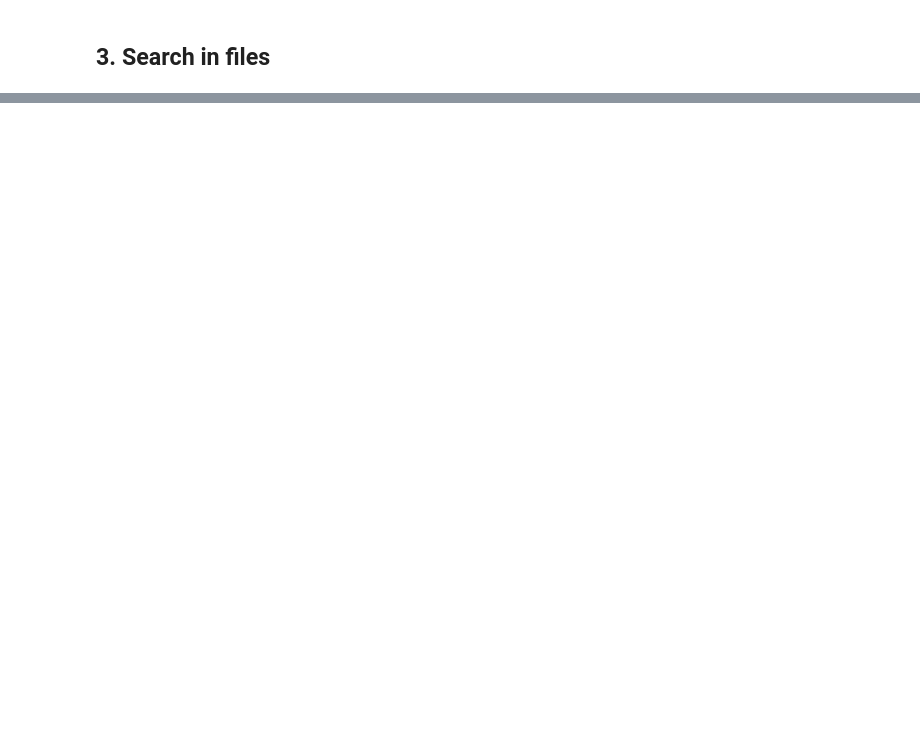
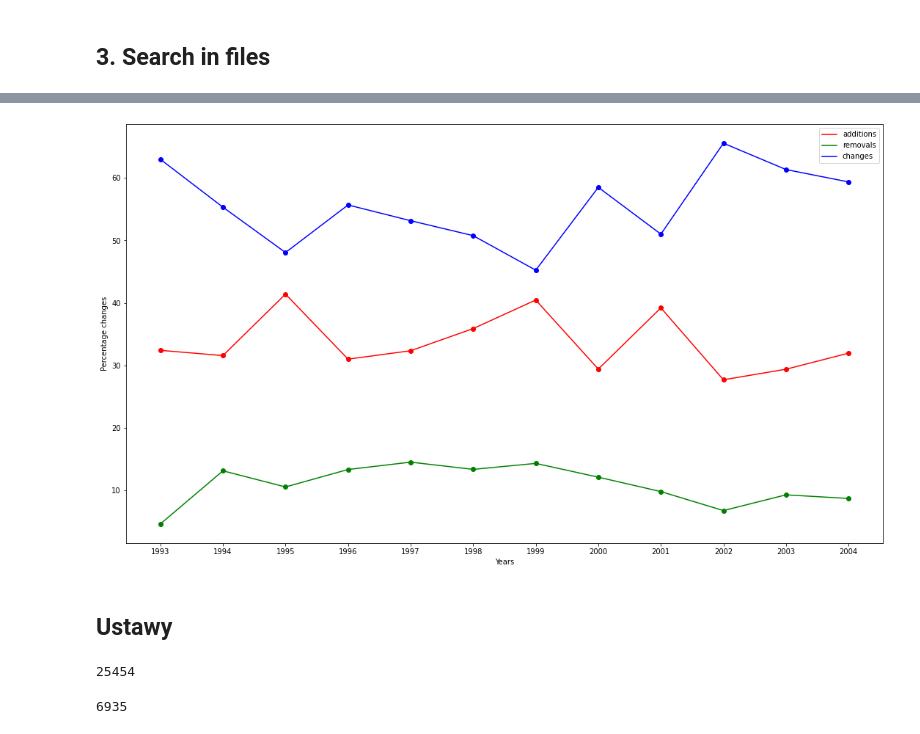
Before and after one commit to Oskar-Kosciolek/nlp, a Jupyter notebook: Lab_1_regexp.ipynb, the cells around one changed output, grey strips where cells are left out. Cells and saved outputs as stored; diff of their text form; code cells hidden in the pictures; blank space fills up the shorter version.

Commit message:
Finish remaining tasks. Add missing regexps.

```diff
--- a/Lab_1_regexp.ipynb
+++ b/Lab_1_regexp.ipynb
@@ -56,0 +30,21 @@ for file in files:
+# %%
+results = {'add': {}, 'rem': {}, 'cha': {}}
+years = []
+for file in files:
+    year = str(regex.findall(r'(\d{4})_', file)[0])
+    if year not in years:
+        years.append(year)
+        results['add'][year] = 0
+        results['rem'][year] = 0
+        results['cha'][year] = 0
+    with open(file, encoding='UTF-8') as f:
+        text = f.read()
+        reg_add = regex.findall(regexp_addition, text, flags=regex.IGNORECASE)
+        if reg_add:
+            results['add'][year] += len(reg_add)
+        reg_rem = regex.findall(regexp_removal, text, flags=regex.IGNORECASE)
+        if reg_rem:
+            results['rem'][year] += len(reg_rem)
+        reg_cha = regex.findall(regexp_change, text, flags=regex.IGNORECASE)
+        if reg_cha:
+            results['cha'][year] += len(reg_cha)
@@ -56,0 +69,51 @@ for file in files:
+# %%
+add_vals = np.array(list(results['add'].values())).astype('float')
+rem_vals = np.array(list(results['rem'].values())).astype('float')
+cha_vals = np.array(list(results['cha'].values())).astype('float')
+all_sum = np.add(np.add(add_vals, rem_vals), cha_vals)
+# %%
+fig, ax = plt.subplots()
+fig.set_size_inches(18.5, 10.5)
+
+ax.plot(years, add_vals/all_sum*100, color='r')
+ax.plot(years, rem_vals/all_sum*100, color='g')
+ax.plot(years, cha_vals/all_sum*100, color='b')
+ax.scatter(years, add_vals/all_sum*100, color='r')
+ax.scatter(years, rem_vals/all_sum*100, color='g')
+ax.scatter(years, cha_vals/all_sum*100, color='b')
+
+ax.set(xlabel='Years', ylabel='Percentage changes')
+ax.legend(['additions','removals','changes'])
+
+fig.savefig("test.png")
+plt.show()
+# %% [output]
+[figure, added]
+# %% [markdown]
+## Ustawy
+# %%
+# All forms of "ustawa".
+regex_ustawa = r'(?:ustaw(?:y|ę|ą|ie|om|o|ami|ach|a|\s))'
+cnt1 = 0
+for file in files:
+    with open(file, encoding='UTF-8') as f:
+        text = f.read()
+        reg_u = regex.findall(regex_ustawa, text, flags=regex.IGNORECASE)
+        if len(reg_u):
+            cnt1 += len(reg_u)
+cnt1
+# %% [output]
+25454
+# %%
+# All forms followed by "z dnia".
+regex_ustawa = r'(?:ustaw(?:y|ę|ą|ie|om|o|ami|ach|a|\s)(?:.z dnia))'
+cnt2 = 0
+for file in files:
+    with open(file, encoding='UTF-8') as f:
+        text = f.read()
+        reg_u = regex.findall(regex_ustawa, text, flags=regex.IGNORECASE)
+        if len(reg_u):
+            cnt2 += len(reg_u)
+cnt2
+# %% [output]
+6935
```
Also changed, not shown: parts of 12 cells of this notebook, 1 other file.
